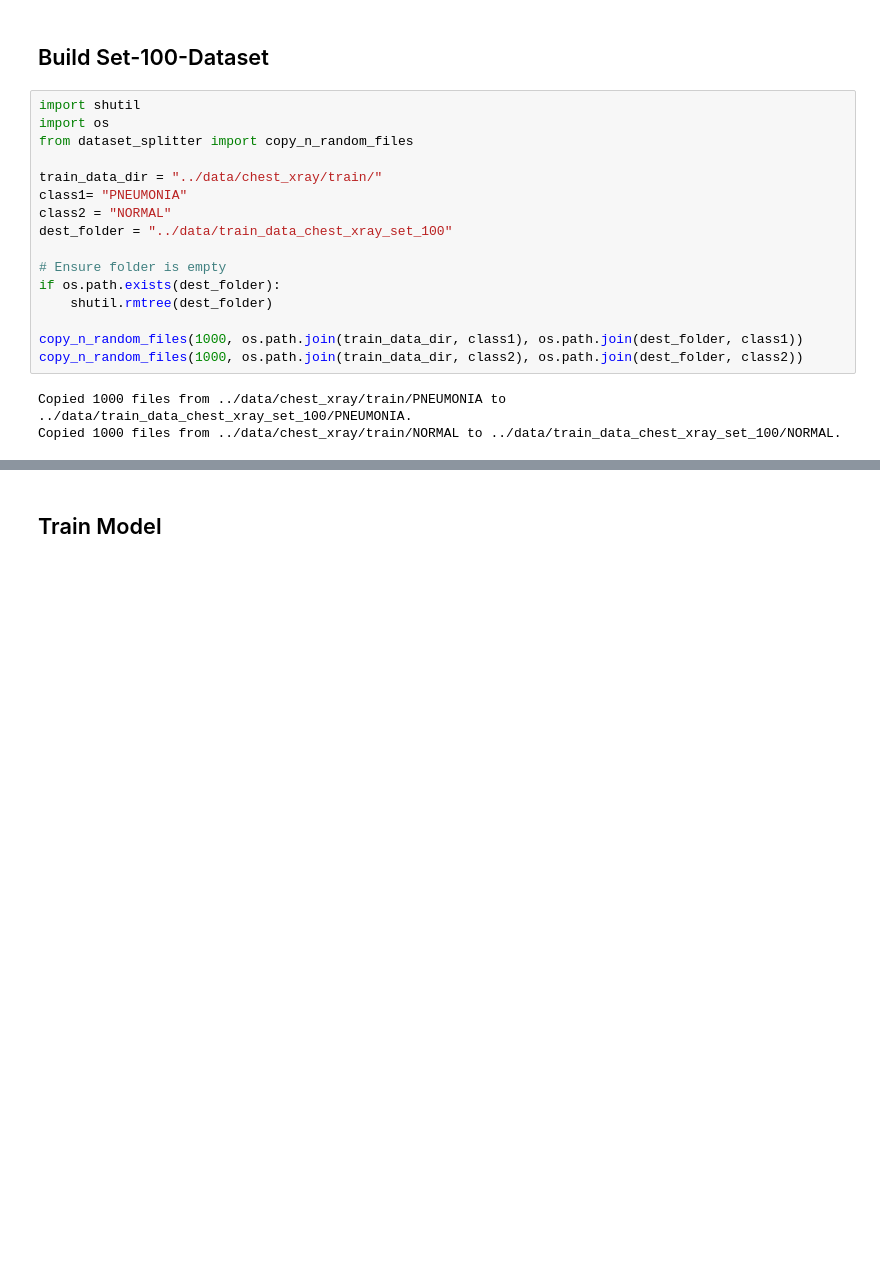
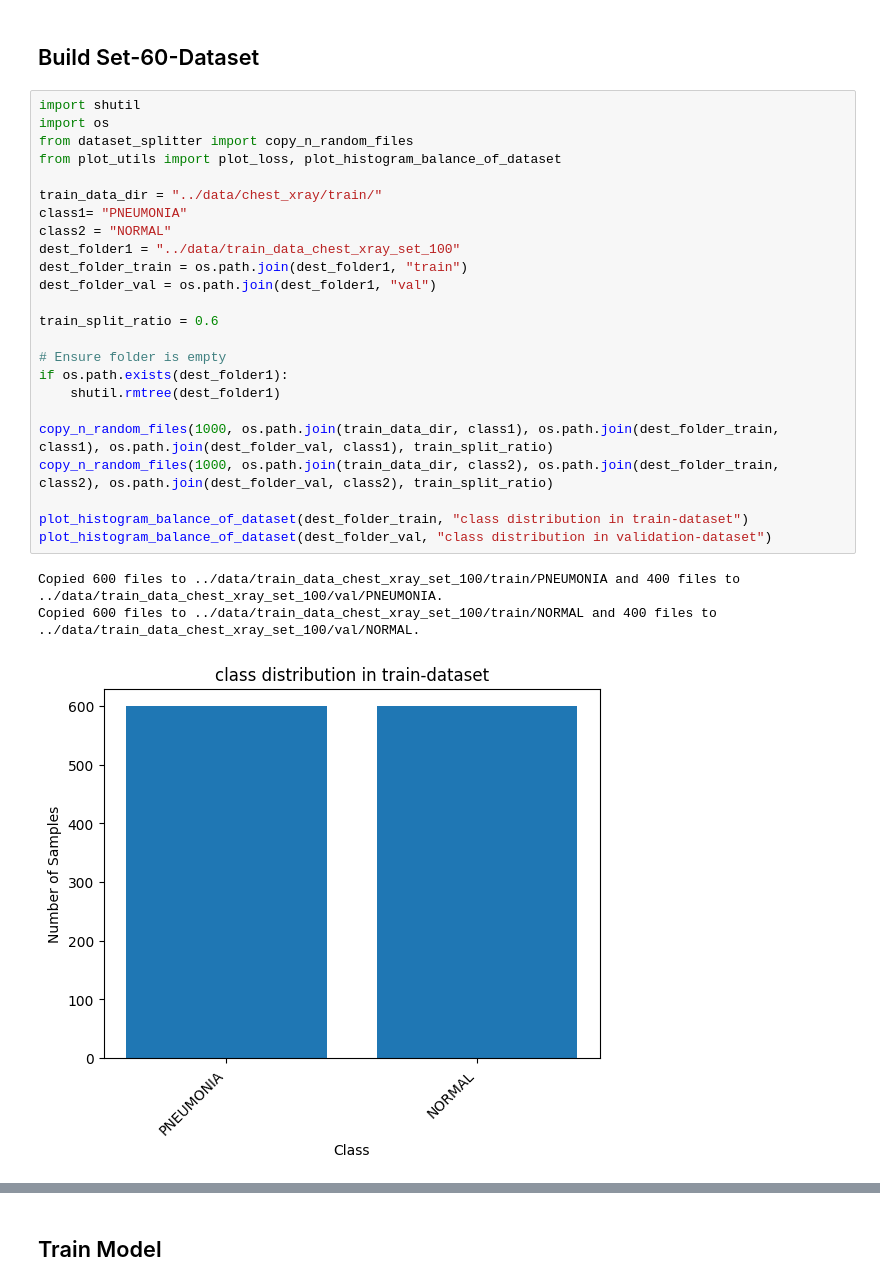
Before and after one commit to michaelihrler/ModelCalibrationDeepLearning, a Jupyter notebook: notebooks_model_training/set100.ipynb, the cells around one changed output, grey strips where cells are left out. Cells and saved outputs as stored; diff of their text form; blank space fills up the shorter version.

```diff
--- a/notebooks_model_training/set100.ipynb
+++ b/notebooks_model_training/set100.ipynb
@@ -3,21 +3,30 @@
 # %% [markdown]
-## Build Set-100-Dataset
+## Build Set-60-Dataset
 # %%
 import shutil
 import os
 from dataset_splitter import copy_n_random_files
+from plot_utils import plot_loss, plot_histogram_balance_of_dataset
 
 train_data_dir = "../data/chest_xray/train/"
 class1= "PNEUMONIA"
 class2 = "NORMAL"
-dest_folder = "../data/train_data_chest_xray_set_100"
+dest_folder1 = "../data/train_data_chest_xray_set_100"
+dest_folder_train = os.path.join(dest_folder1, "train")
+dest_folder_val = os.path.join(dest_folder1, "val")
+
+train_split_ratio = 0.6
 
 # Ensure folder is empty
-if os.path.exists(dest_folder):
-    shutil.rmtree(dest_folder)
+if os.path.exists(dest_folder1):
+    shutil.rmtree(dest_folder1)
 
-copy_n_random_files(1000, os.path.join(train_data_dir, class1), os.path.join(dest_folder, class1))
-copy_n_random_files(1000, os.path.join(train_data_dir, class2), os.path.join(dest_folder, class2))
+copy_n_random_files(1000, os.path.join(train_data_dir, class1), os.path.join(dest_folder_train, class1), os.path.join(dest_folder_val, class1), train_split_ratio)
+copy_n_random_files(1000, os.path.join(train_data_dir, class2), os.path.join(dest_folder_train, class2), os.path.join(dest_folder_val, class2), train_split_ratio)
+
+plot_histogram_balance_of_dataset(dest_folder_train, "class distribution in train-dataset")
+plot_histogram_balance_of_dataset(dest_folder_val, "class distribution in validation-dataset")
 # %% [output]
-Copied 1000 files from ../data/chest_xray/train/PNEUMONIA to ../data/train_data_chest_xray_set_100/PNEUMONIA.
-Copied 1000 files from ../data/chest_xray/train/NORMAL to ../data/train_data_chest_xray_set_100/NORMAL.
+Copied 600 files to ../data/train_data_chest_xray_set_100/train/PNEUMONIA and 400 files to ../data/train_data_chest_xray_set_100/val/PNEUMONIA.
+Copied 600 files to ../data/train_data_chest_xray_set_100/train/NORMAL and 400 files to ../data/train_data_chest_xray_set_100/val/NORMAL.
+[figure, added]
```
Also changed, not shown: parts of 5 cells of this notebook, 5 other files.
